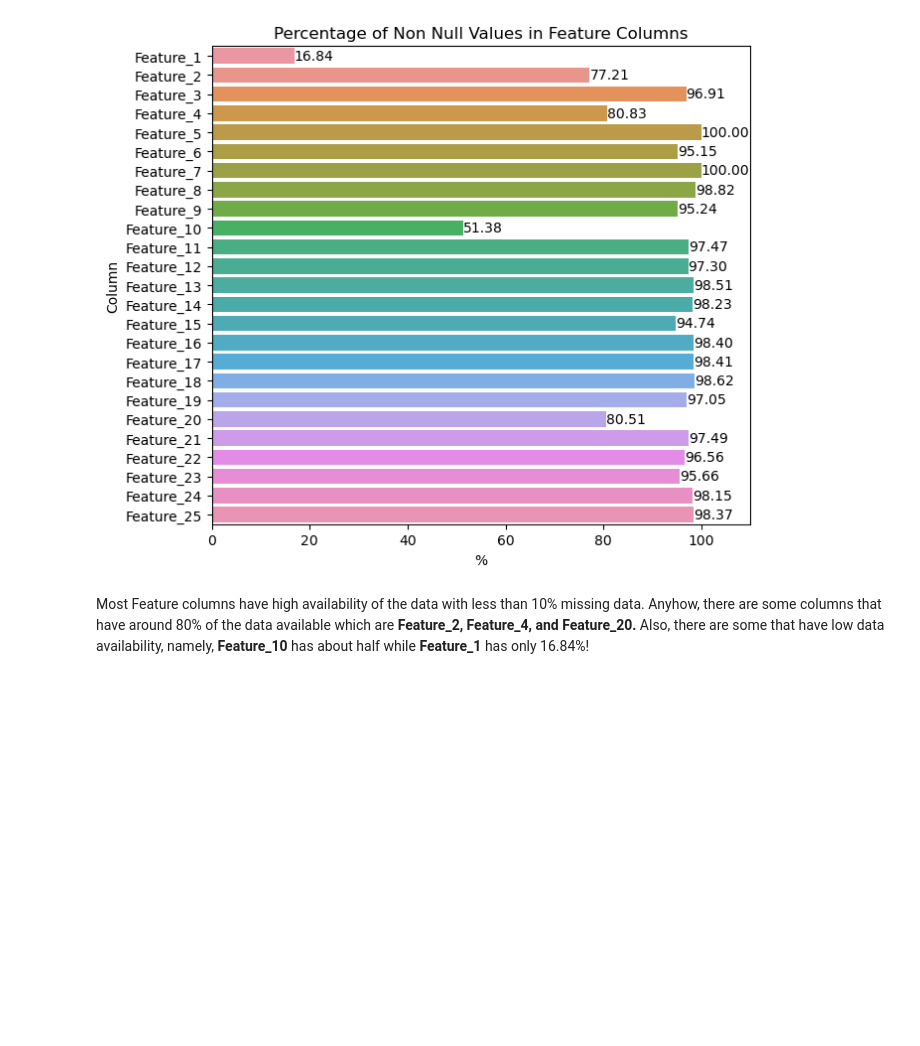
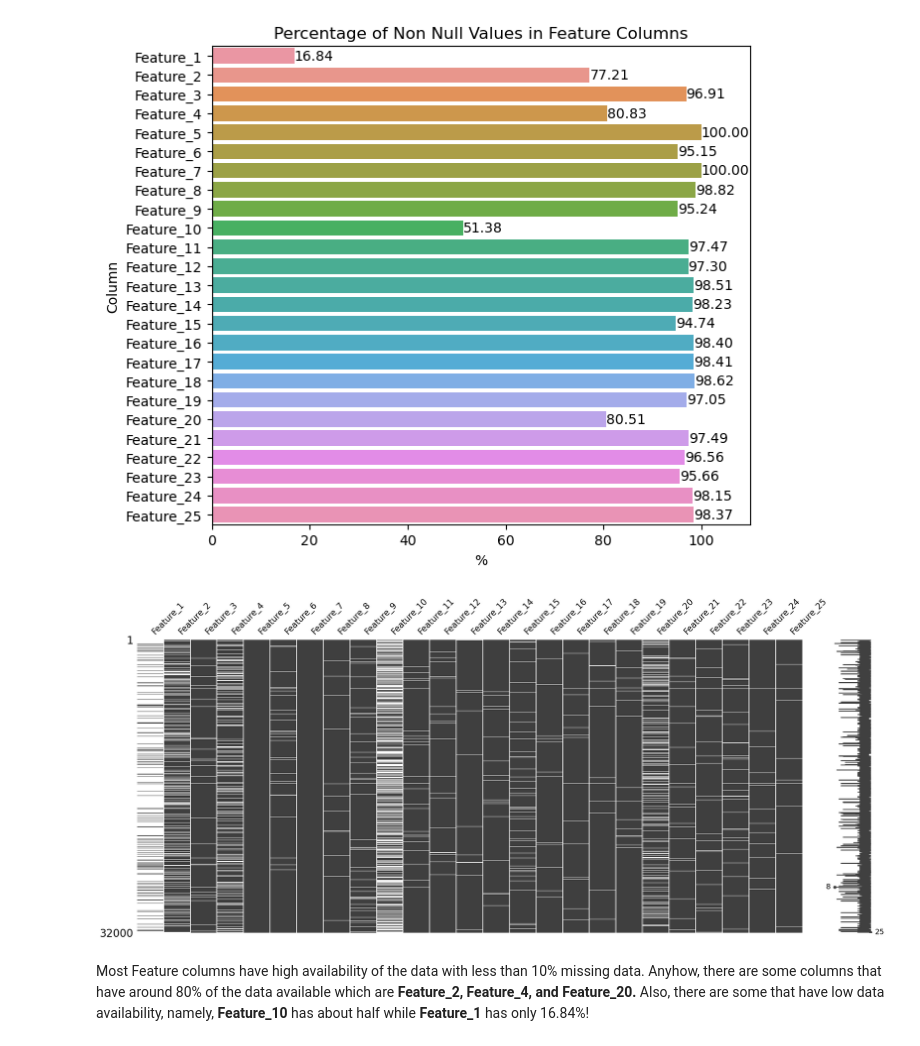
Before and after one commit to prompath/kaggle-the-winton-stock-market-challenge, a Jupyter notebook: [Kaggle] The Winton Stock Market Challenge - Jeerawat.ipynb, the cells around one changed output. Cells and saved outputs as stored; diff of their text form; code cells hidden in the pictures; blank space fills up the shorter version.

```diff
--- a/[Kaggle] The Winton Stock Market Challenge - Jeerawat.ipynb
+++ b/[Kaggle] The Winton Stock Market Challenge - Jeerawat.ipynb
@@ -177,6 +206,10 @@ def plot_missing(df: pd.DataFrame, name: str):
 plot_missing(train_df.loc[:, feature_cols], "Feature Columns")
 # %% [output]
 [figure]
+# %%
+msno.matrix(train_df.loc[:, feature_cols]);
+# %% [output]
+[figure, added]
 # %% [markdown]
 Most Feature columns have high availability of the data with less than 10% missing data. Anyhow, there are some columns that have around 80% of the data available which are **Feature_2, Feature_4, and Feature_20.** Also, there are some that have low data availability, namely, **Feature_10** has about half while **Feature_1** has only 16.84%!
 # %%
```
Also changed, not shown: parts of 82 cells of this notebook.
